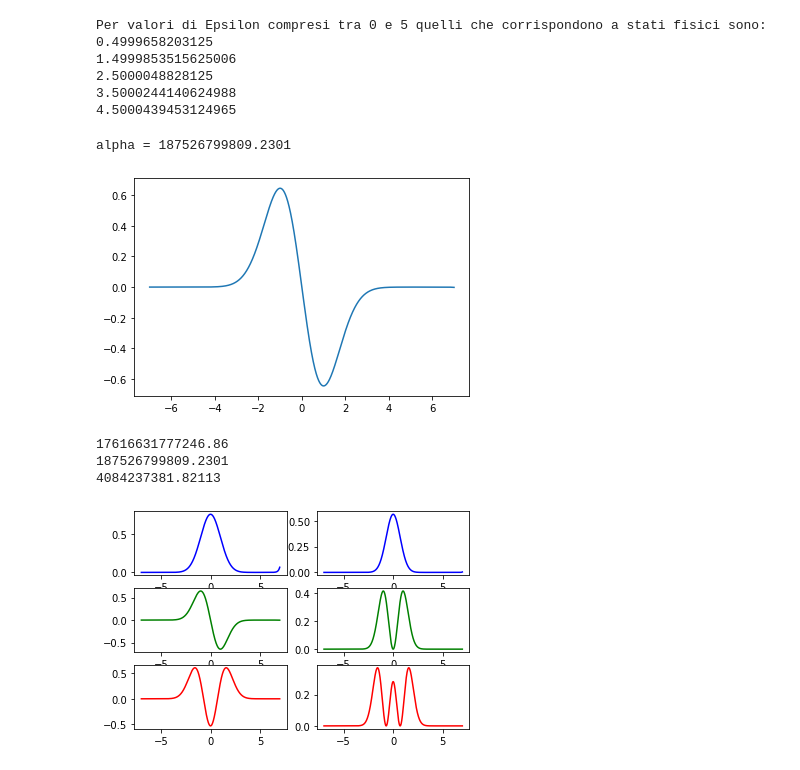
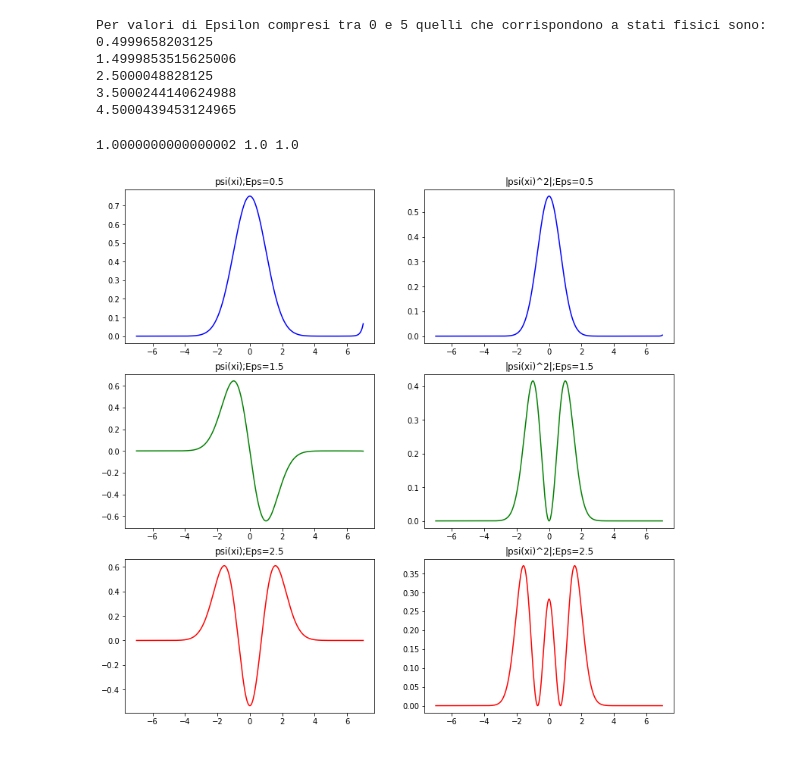
Before and after one commit to francescopolleri/MCS, a Jupyter notebook: Compito4/compito4.ipynb, the cells around one changed output. Saved outputs shown, nothing was run; the diff lists cells and outputs as text; code cells hidden in the pictures.

```diff
--- a/Compito4/compito4.ipynb
+++ b/Compito4/compito4.ipynb
@@ -104,57 +93,49 @@ Per valori di Epsilon compresi tra 0 e 5 quelli che corrispondono a stati fisici
 2.5000048828125
 3.5000244140624988
 4.5000439453124965
-# %%
-epsilon0 = 1.5   # o altra energia di stato definito eps = (n+1/2)
-
-psi0=numerov(0,n-1,epsilon0)
-I0=trapz(abs(psi0)**2,xi)
-print("alpha =",I0)
-
-psi0N=psi0/math.sqrt(abs(I0))
-
-plt.plot(xi,psi0N)
-plt.show()
-# %% [output]
-alpha = 187526799809.2301
-[figure, removed]
 # %%
 epsilon=[0.5,1.5,2.5]
 
 f0=numerov(0,n-1,epsilon[0])
 f1=numerov(0,n-1,epsilon[1])
 f2=numerov(0,n-1,epsilon[2])
 
 g0=abs(f0)**2
 g1=abs(f1)**2
 g2=abs(f2)**2
 
 I0=trapz(abs(f0)**2,xi)
 I1=trapz(abs(f1)**2,xi)
 I2=trapz(abs(f2)**2,xi)
 
 f0N=f0/math.sqrt(I0)
 f1N=f1/math.sqrt(I1)
 f2N=f2/math.sqrt(I2)
 
 g0N=g0/I0
 g1N=g1/I1
 g2N=g2/I2
 
+fig,((ax0,ax1),(ax2,ax3),(ax4,ax5))=plt.subplots(3,2)
+plt.subplots_adjust(bottom=0.1, right=1.8, top=2.5)
+ax0.plot(xi,f0N,color='b')
+ax0.set_title('psi(xi);Eps=0.5')
+ax1.plot(xi,g0N,color='b')
+ax1.set_title('|psi(xi)^2|;Eps=0.5')
+ax2.plot(xi,f1N,color='g')
+ax2.set_title('psi(xi);Eps=1.5')
+ax3.plot(xi,g1N,color='g')
+ax3.set_title('|psi(xi)^2|;Eps=1.5')
+ax4.plot(xi,f2N,color='r')
+ax4.set_title('psi(xi);Eps=2.5')
+ax5.plot(xi,g2N,color='r')
+ax5.set_title('|psi(xi)^2|;Eps=2.5')
 
-fig,((ax0,ax1),(ax2,ax3),(ax4,ax5))=plt.subplots(3,2)
-ax0.plot(xi,f0N,color='b')
-ax1.plot(xi,g0N,color='b')
-ax2.plot(xi,f1N,color='g')
-ax3.plot(xi,g1N,color='g')
-ax4.plot(xi,f2N,color='r')
-ax5.plot(xi,g2N,color='r')
+H0=trapz(g0N,xi)
+H1=trapz(g1N,xi)
+H2=trapz(g2N,xi)
 
-print(I0)
-print(I1)
-print(I2)
+print(H0,H1,H2)
 # %% [output]
-17616631777246.86
-187526799809.2301
-4084237381.82113
+1.0000000000000002 1.0 1.0
-[figure, old version]
+[figure, new version]
```
Also changed, not shown: parts of 7 cells of this notebook, 2 other files.
